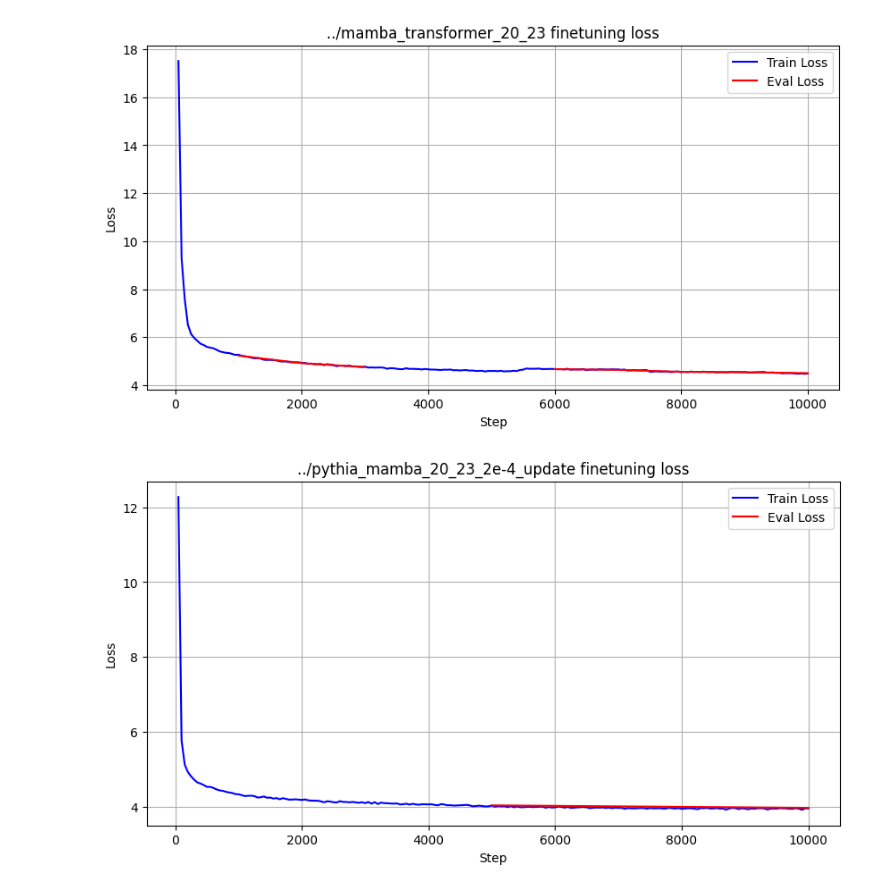
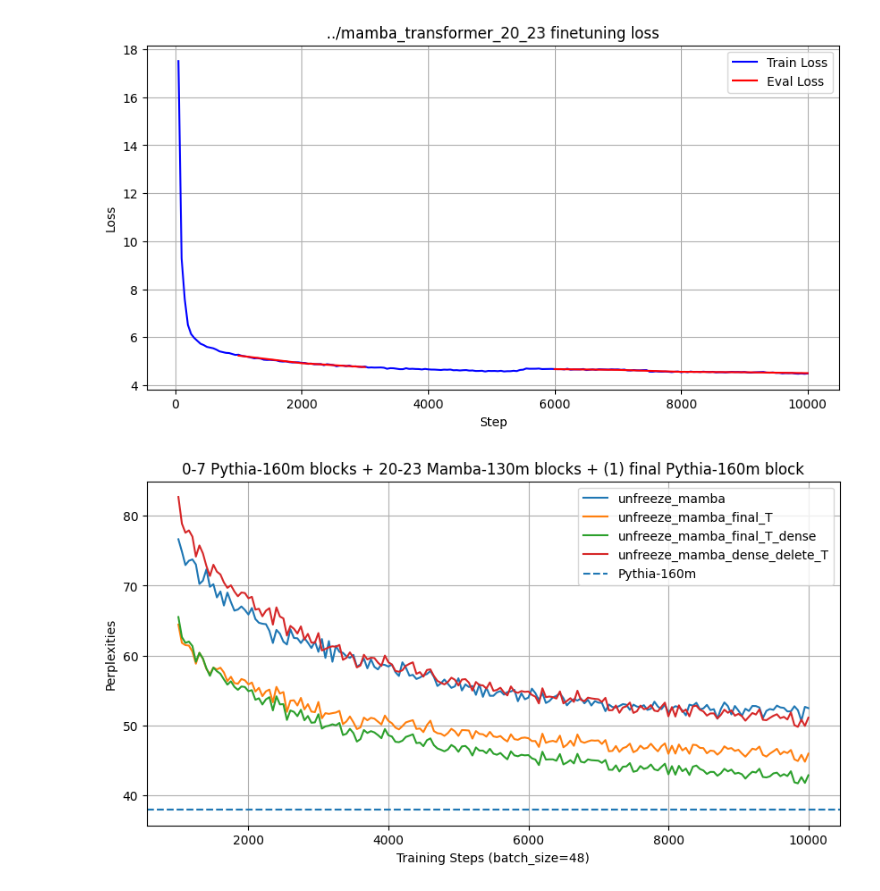
Before and after one commit to vincent317/E-Tamba, a Jupyter notebook: graphing/train_loss.ipynb, the cells around one changed output. Drawn from its saved outputs; the diff is of its cells as text; code cells hidden in the pictures.

```diff
--- a/graphing/train_loss.ipynb
+++ b/graphing/train_loss.ipynb
@@ -75,38 +75,43 @@ plt.show()  # Display the plot
 # %%
 import os
 import json
 import matplotlib.pyplot as plt
+import numpy as np
 
-root_folder = '../pythia_mamba_20_23_2e-4_update'
+unfreeze_mamba_folder = '../20_23_2e-4'
+unfreeze_mamba_final_T_folder = '../final_T_unfreezed_2e-4'
+unfreeze_mamba_final_T_dense_folder = '../final_T_and_dense_unfreezed_2e-4'
+unfreeze_mamba_dense_delete_T_folder = '../mamba_no_final_transformer_embedding_unfreezed'
+connection_unfreeze_mamba_final_T_dense_folder = '../mamba_connection_and_everything_unfreezed'
+
+folders = [unfreeze_mamba_folder, unfreeze_mamba_final_T_folder, unfreeze_mamba_final_T_dense_folder, unfreeze_mamba_dense_delete_T_folder]
+names = ['unfreeze_mamba', 'unfreeze_mamba_final_T', 'unfreeze_mamba_final_T_dense', 'unfreeze_mamba_dense_delete_T']
 checkpoint = 'checkpoint-10000'
-train_losses = []
-train_steps = []
-eval_losses = []
-eval_steps = []
 
-json_path = os.path.join(root_folder, checkpoint, 'trainer_state.json')
-if os.path.exists(json_path):
-    with open(json_path, 'r') as json_file:
-        data = json.load(json_file)
+i = 0
+plt.figure(figsize=(10, 5))  # Set the figure size (optional)
+for i in range(len(folders)):
+    root_folder = folders[i]
+    model_name = names[i]
+    json_path = os.path.join(root_folder, checkpoint, 'trainer_state.json')
+    if os.path.exists(json_path):
+        with open(json_path, 'r') as json_file:
+            data = json.load(json_file)
+            losses = []
+            steps = []
 
+            for t in data['log_history']:
+                if t['step'] >= 1000 and 'loss' in t:
+                    losses.append((np.exp(t['loss'])))
+                    steps.append(t['step'])
+            plt.plot(steps, losses, label=model_name)  # Plot training losses
 
-        for t in data['log_history']:
-            if 'eval_loss' in t:
-                eval_losses.append(t['eval_loss'])
-                eval_steps.append(t['step'])
-            else:
-                train_losses.append(t['loss'])
-                train_steps.append(t['step'])
-
-# Plotting the losses
-plt.figure(figsize=(10, 5))  # Set the figure size (optional)
-plt.plot(train_steps, train_losses, label='Train Loss', color='blue')  # Plot training losses
-plt.plot(eval_steps, eval_losses, label='Eval Loss', color='red')  # Plot evaluation losses
-plt.xlabel('Step')  # Label for the x-axis
-plt.ylabel('Loss')  # Label for the y-axis
-plt.title(root_folder + ' finetuning loss')  # Title of the plot
+plt.axhline(37.96, linestyle='--', label='Pythia-160m')
+plt.xlabel('Training Steps (batch_size=48)')  # Label for the x-axis
+plt.ylabel('Perplexities')  # Label for the y-axis
+plt.title('0-7 Pythia-160m blocks + 20-23 Mamba-130m blocks + (1) final Pythia-160m block')  # Title of the plot
 plt.legend()  # Add a legend to differentiate the lines
 plt.grid(True)  # Add grid for better readability of the plot
 plt.show()  # Display the plot
 # %% [output]
-[figure, old version]
+[figure, new version]
```
Also changed, not shown: 16 other files.
